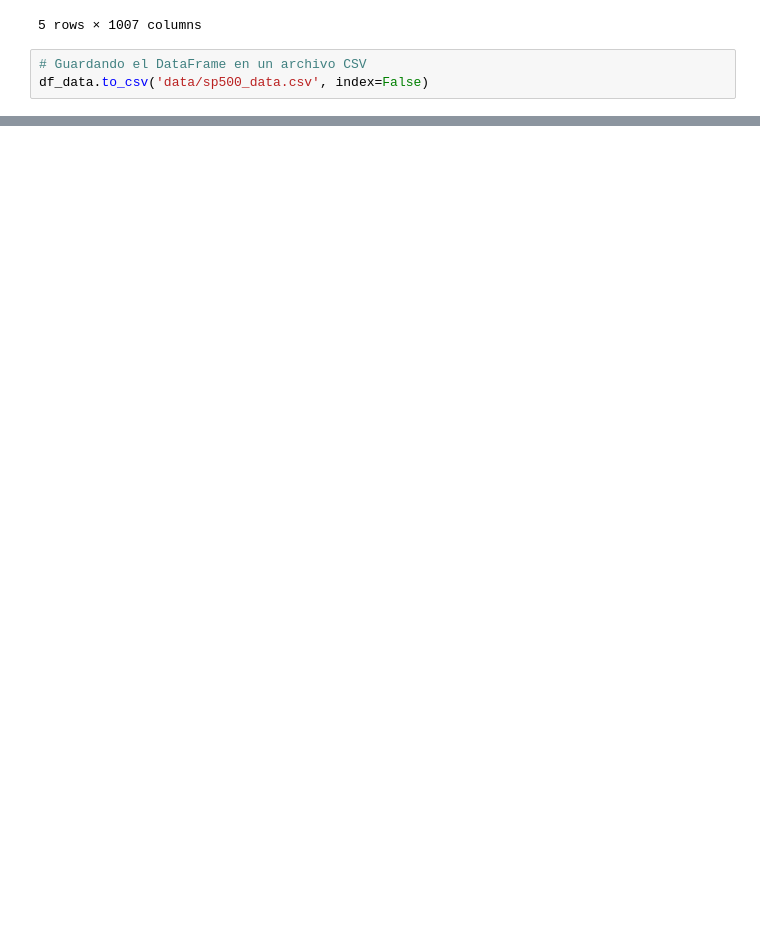
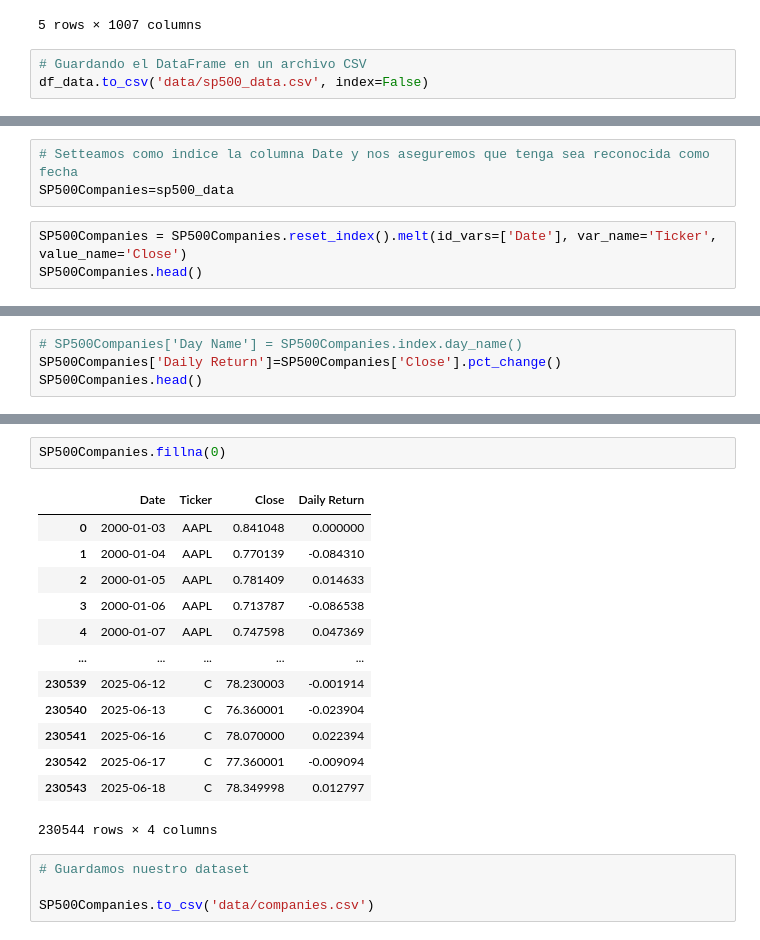
Before and after one commit to i-Legacy/proyecto-final-datos, a Jupyter notebook: EDA_principal.ipynb, the cells around one changed output, grey strips where cells are left out. Saved outputs shown, nothing was run; the diff lists cells and outputs as text; blank space fills up the shorter version.

```diff
--- a/EDA_principal.ipynb
+++ b/EDA_principal.ipynb
@@ -402,0 +468,6 @@ df_data.to_csv('data/sp500_data.csv', index=False)
+# %%
+# Setteamos como indice la columna Date y nos aseguremos que tenga sea reconocida como fecha
+SP500Companies=sp500_data
+# %%
+SP500Companies = SP500Companies.reset_index().melt(id_vars=['Date'], var_name='Ticker', value_name='Close')
+SP500Companies.head()
@@ -402,0 +481,4 @@ df_data.to_csv('data/sp500_data.csv', index=False)
+# %%
+# SP500Companies['Day Name'] = SP500Companies.index.day_name()
+SP500Companies['Daily Return']=SP500Companies['Close'].pct_change()
+SP500Companies.head()
@@ -402,0 +504,20 @@ df_data.to_csv('data/sp500_data.csv', index=False)
+# %%
+SP500Companies.fillna(0)
+# %% [output]
+|  | Date | Ticker | Close | Daily Return |
+| 0 | 2000-01-03 | AAPL | 0.841048 | 0.000000 |
+| 1 | 2000-01-04 | AAPL | 0.770139 | -0.084310 |
+| 2 | 2000-01-05 | AAPL | 0.781409 | 0.014633 |
+| 3 | 2000-01-06 | AAPL | 0.713787 | -0.086538 |
+| 4 | 2000-01-07 | AAPL | 0.747598 | 0.047369 |
+| ... | ... | ... | ... | ... |
+| 230539 | 2025-06-12 | C | 78.230003 | -0.001914 |
+| 230540 | 2025-06-13 | C | 76.360001 | -0.023904 |
+| 230541 | 2025-06-16 | C | 78.070000 | 0.022394 |
+| 230542 | 2025-06-17 | C | 77.360001 | -0.009094 |
+| 230543 | 2025-06-18 | C | 78.349998 | 0.012797 |
+230544 rows × 4 columns
+# %%
+# Guardamos nuestro dataset
+
+SP500Companies.to_csv('data/companies.csv')
```
Also changed, not shown: parts of 10 cells of this notebook.
